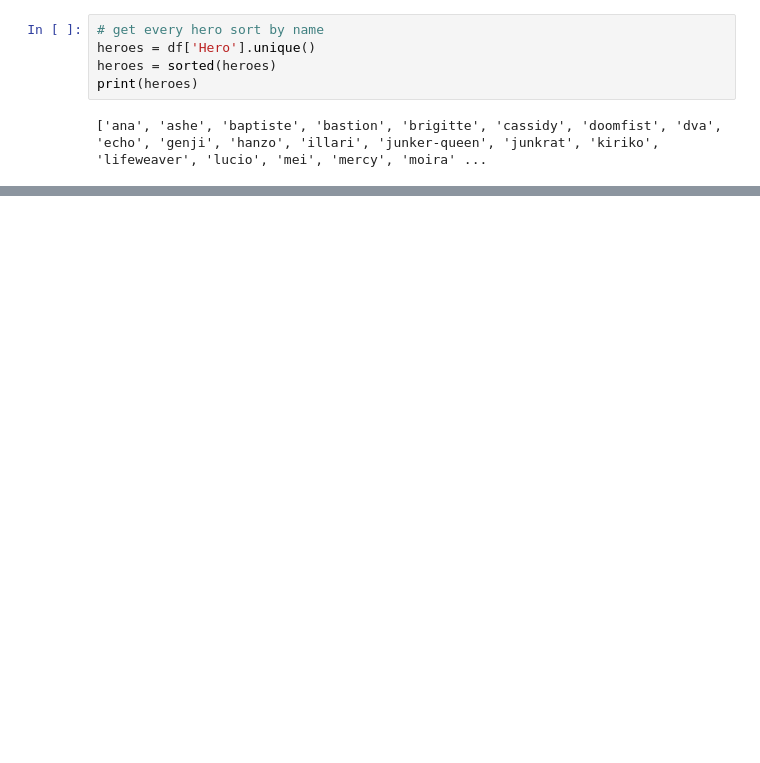
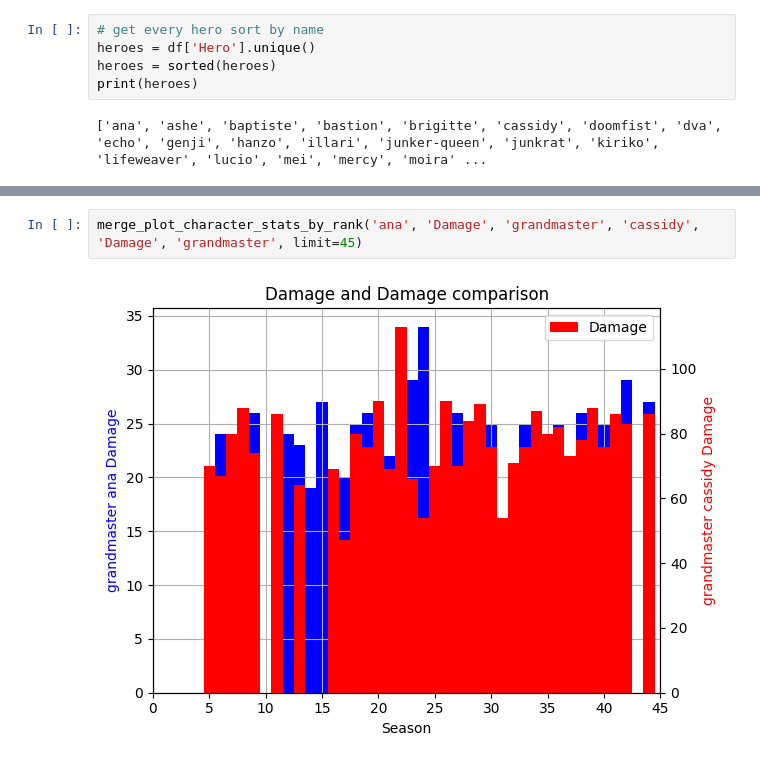
Before and after one commit to antaww/Overgraph, a Jupyter notebook: src/test.ipynb, the cells around one changed output, grey strips where cells are left out. Cells and saved outputs as stored; diff of their text form; blank space fills up the shorter version.

```diff
--- a/src/test.ipynb
+++ b/src/test.ipynb
@@ -137,0 +191,4 @@ plot_character_stat_by_rank('widowmaker', 'KDA Ratio', 'grandmaster')
+# %%
+merge_plot_character_stats_by_rank('ana', 'Damage', 'grandmaster', 'cassidy', 'Damage', 'grandmaster', limit=45)
+# %% [output]
+[figure, added]
```
Also changed, not shown: parts of 12 cells of this notebook, 8 other files.
